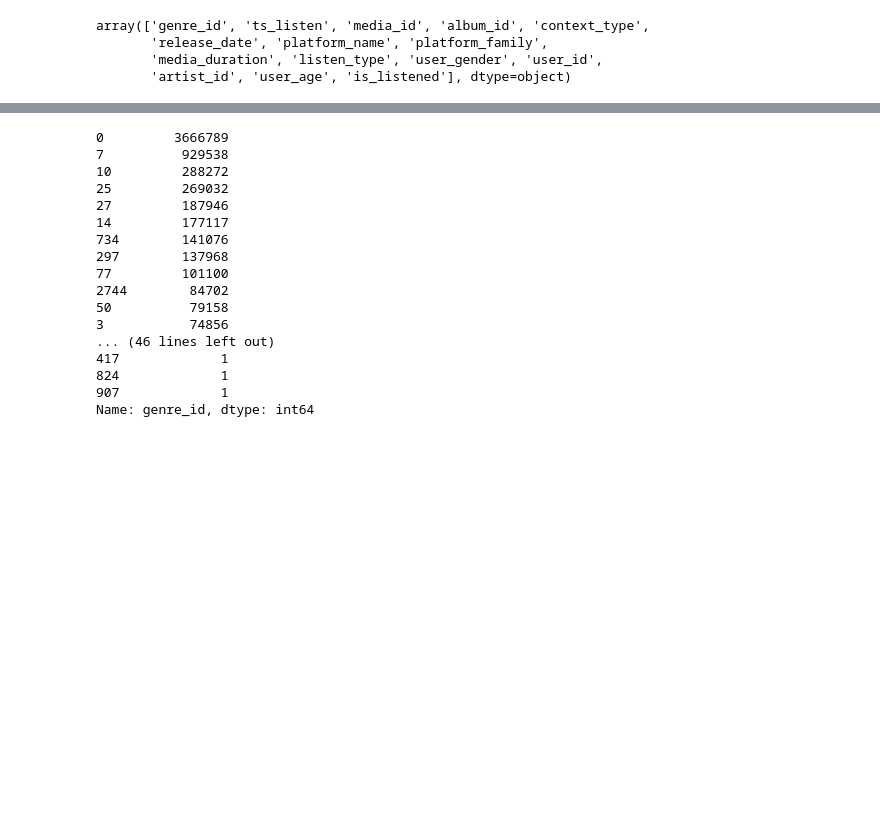
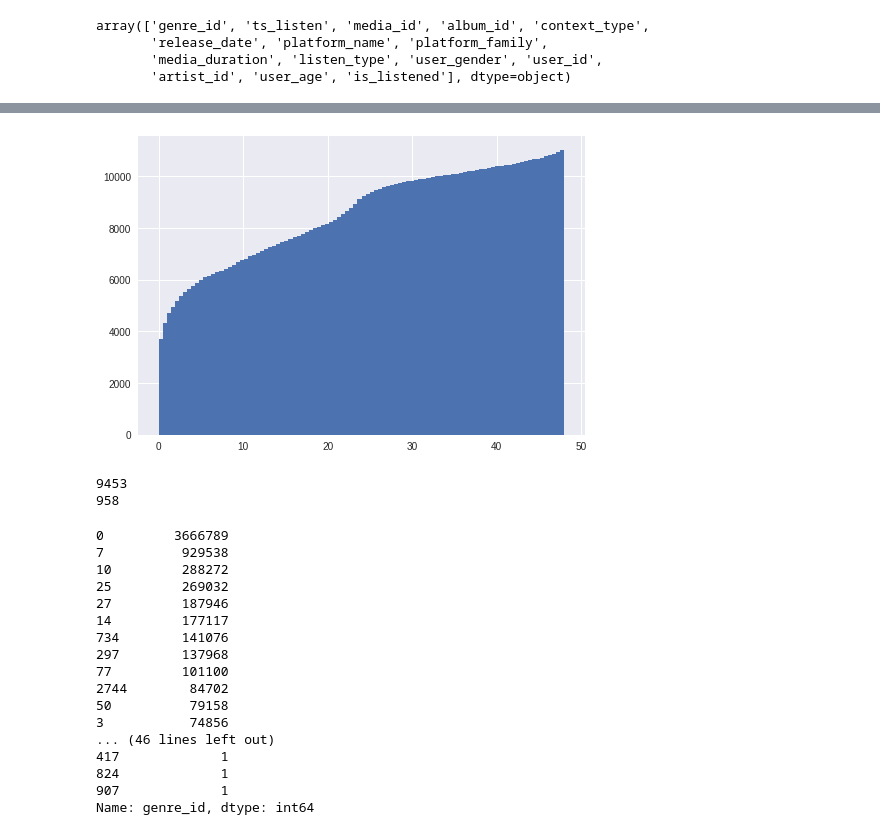
Before and after one commit to wandersoncferreira/DataScienceGame2017, a Jupyter notebook: moneda/0-EDA.ipynb, the cells around one changed output, grey strips where cells are left out. Saved outputs shown, nothing was run; the diff lists cells and outputs as text; code cells hidden in the pictures; blank space fills up the shorter version.

```diff
--- a/moneda/0-EDA.ipynb
+++ b/moneda/0-EDA.ipynb
@@ -2,3 +2,8 @@
 import pandas as pd
 df_train = pd.read_csv("../data/train.csv")
 df_test = pd.read_csv("../data/test.csv")
+# %%
+df = pd.read_csv("../data/train_data4.csv", nrows=1000)
+# %%
+df["ts_listen"]=pd.to_datetime(df["ts_listen"])
+(df.iloc[0]["ts_listen"].to_datetime() - df.iloc[1]["ts_listen"].to_datetime()).seconds
@@ -5,3 +12,23 @@ df_test = pd.read_csv("../data/test.csv")
+# %%
+users = df["user_id"].unique()
+print(len(users))
+#print(users)
+from tqdm import tqdm
+df = df[df["is_listened"] == 1]
+df = df[df["listen_type"] == 1]
+
+def how_many_flows_in_last(in_seconds, df, x):
+    # df["diff"] = df["ts_listen"].apply(lambda y :(y - x["ts_listen"]).seconds)
+    #a = df[(df["user_id"] == x["user_id"])].copy(deep=True)
+    a = df
+    a["diff"] = a["ts_listen"].apply(lambda y :(y - x["ts_listen"]).seconds)
+    a = a[ (a["diff"] <= in_seconds)]
+    #print(len(a))
+    return len(a)
+
+for user in tqdm(users):
+    d = df[df["user_id"] == user]
+    df["nsflows"] = df.apply(lambda x : how_many_flows_in_last(7200, df, x), axis = 1)
 # %%
 df_train.columns.values
 # %% [output]
@@ -12,3 +44,32 @@ array(['genre_id', 'ts_listen', 'media_id', 'album_id', 'context_type',
+# %%
+df_train = df_train[df_train["listen_type"] == 1]
+
+user_list = df_train["user_id"].unique()
+max_ts_dict = {}
+ts_test_diff = {}
+
+for user in user_list:
+    max_ts = df_train[df_train["user_id"] == user]["ts_listen"].max()
+    max_ts_dict[user] = max_ts
+    ts_test = df_test[df_test["user_id"] == user]["ts_listen"].values[0]
+
+    ts_test_diff[user] = (ts_test - max_ts_dict[user]) / 3600.0
+
+#    ts_test_diff
+# %%
+import matplotlib.pyplot as plt
+import seaborn as sns
+plt.hist(ts_test_diff.values(), bins=100, range=(0, 48), cumulative=True)
+plt.show()
+# %% [output]
+[figure, added]
+# %%
+print(len(ts_test_diff))
+a = [1 for i in ts_test_diff.values() if i < 60]
+print(len(a))
+# %% [output]
+9453
+958
 # %%
 df_train["genre_id"].value_counts()
 # %% [output]
```
Also changed, not shown: parts of 4 cells of this notebook, 17 other files.
